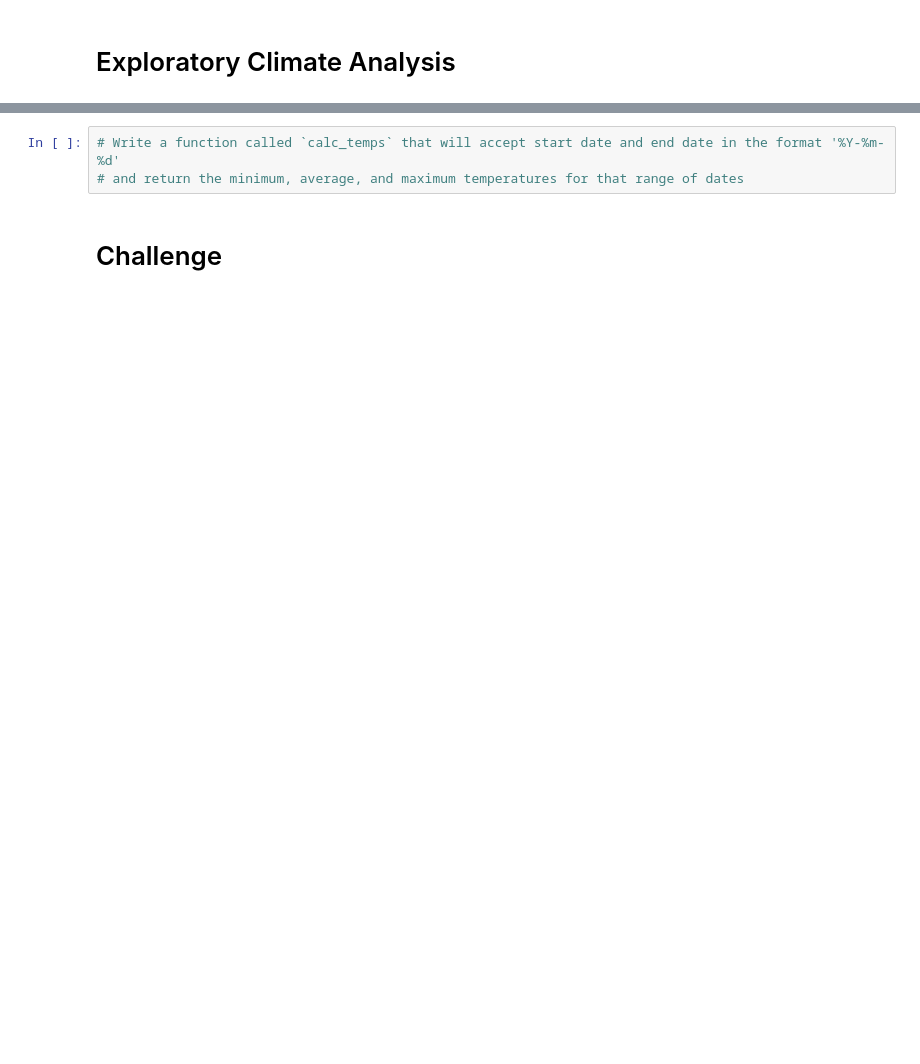
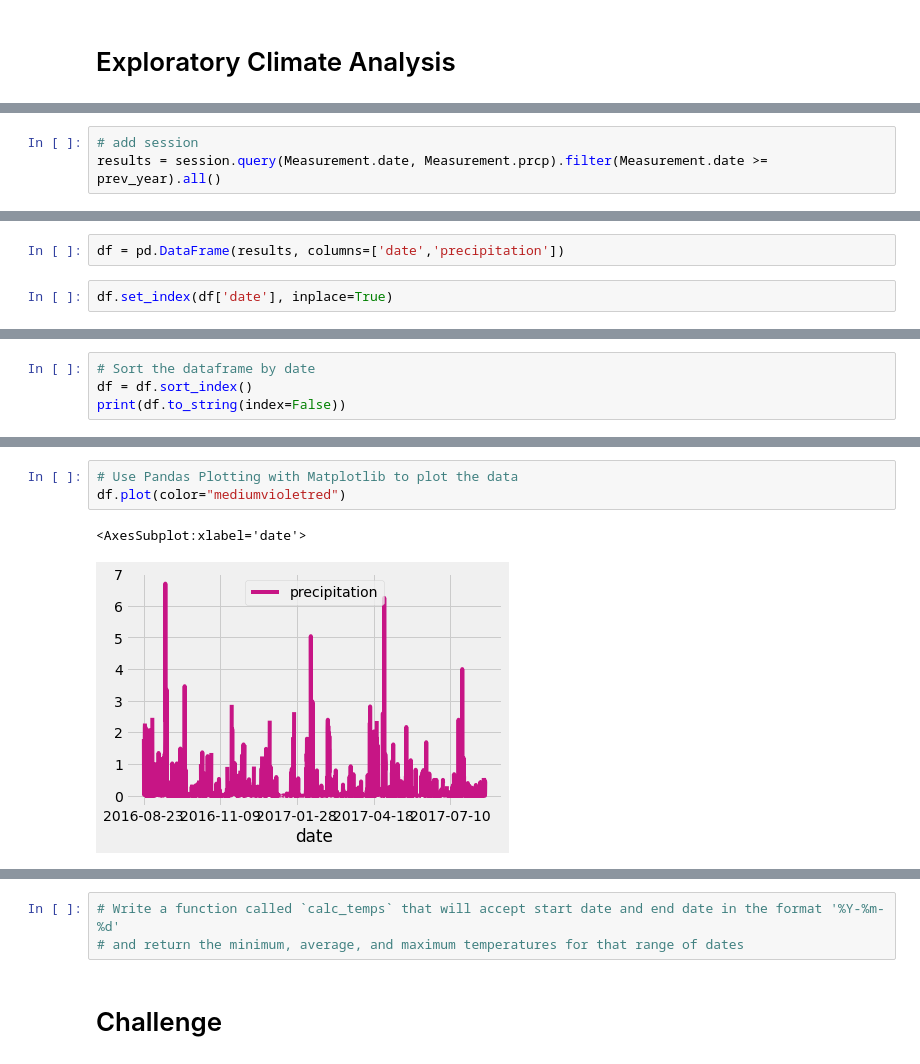
Before and after one commit to sarah17moore/surfs_up, a Jupyter notebook: climate_analysis.ipynb, the cells around one changed output, grey strips where cells are left out. Saved outputs shown, nothing was run; the diff lists cells and outputs as text; blank space fills up the shorter version.

```diff
--- a/climate_analysis.ipynb
+++ b/climate_analysis.ipynb
@@ -56,0 +50,3 @@ session = Session(engine)
+# %%
+# add session
+results = session.query(Measurement.date, Measurement.prcp).filter(Measurement.date >= prev_year).all()
@@ -56,0 +59,4 @@ session = Session(engine)
+# %%
+df = pd.DataFrame(results, columns=['date','precipitation'])
+# %%
+df.set_index(df['date'], inplace=True)
@@ -56,0 +103,4 @@ session = Session(engine)
+# %%
+# Sort the dataframe by date
+df = df.sort_index()
+print(df.to_string(index=False))
@@ -57,2 +125,8 @@ session = Session(engine)
+# %%
+# Use Pandas Plotting with Matplotlib to plot the data
+df.plot(color="mediumvioletred")
+# %% [output]
+<AxesSubplot:xlabel='date'>
+[figure, added]
 # %%
 # Use Pandas to calcualte the summary statistics for the precipitation data
```
Also changed, not shown: parts of 24 cells of this notebook.
